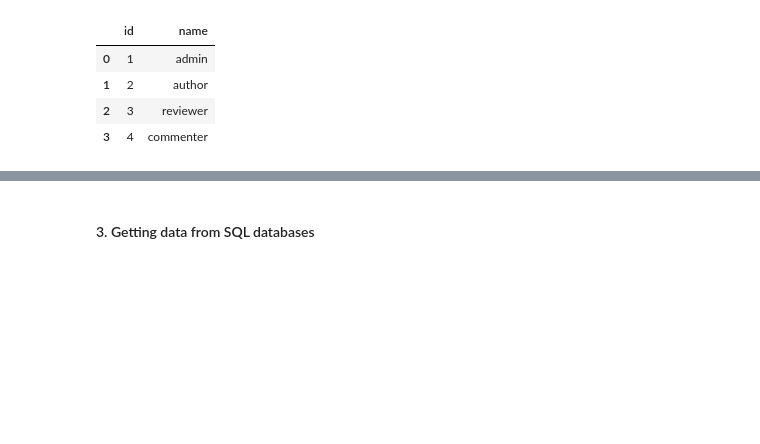
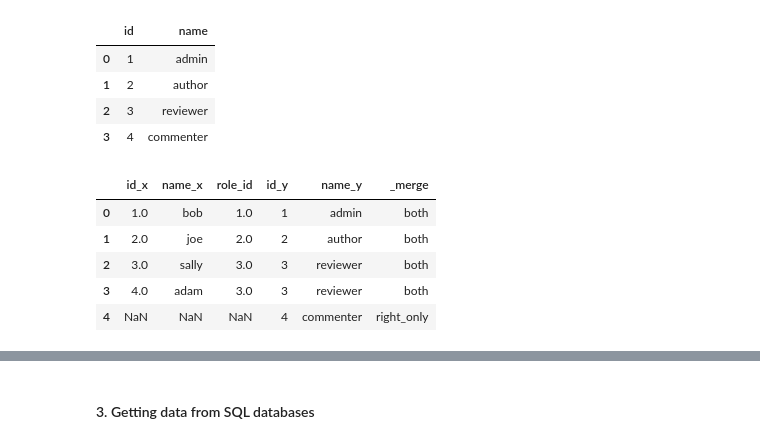
Before and after one commit to segovialori/numpy-pandas-visualization-exercises, a Jupyter notebook: advanced_dataframes.ipynb, the cells around one changed output, grey strips where cells are left out. Cells and saved outputs as stored; diff of their text form; code cells hidden in the pictures; blank space fills up the shorter version.

```diff
--- a/advanced_dataframes.ipynb
+++ b/advanced_dataframes.ipynb
@@ -587,4 +617,19 @@ roles
 | 1 | 2 | author |
 | 2 | 3 | reviewer |
 | 3 | 4 | commenter |
+# %%
+#What would a right join look like?
+pd.merge(users,
+         roles,
+         left_on='role_id',
+         right_on='id',
+         how='right',
+         indicator =True) #indicator shows where the rows are coming from
+# %% [output]
+|  | id_x | name_x | role_id | id_y | name_y | _merge |
+| 0 | 1.0 | bob | 1.0 | 1 | admin | both |
+| 1 | 2.0 | joe | 2.0 | 2 | author | both |
+| 2 | 3.0 | sally | 3.0 | 3 | reviewer | both |
+| 3 | 4.0 | adam | 3.0 | 3 | reviewer | both |
+| 4 | NaN | NaN | NaN | 4 | commenter | right_only |
 # %%
```
Also changed, not shown: parts of 19 cells of this notebook.
